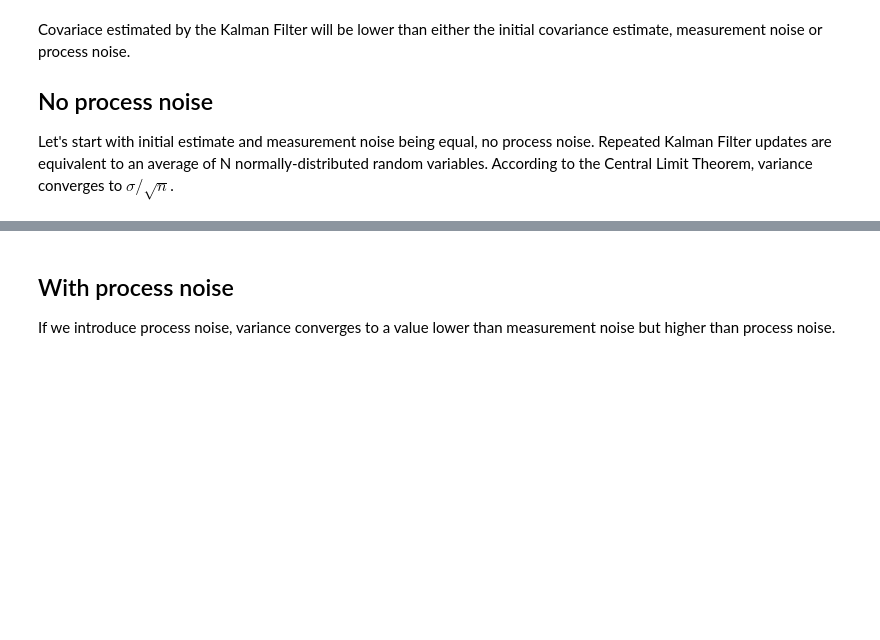
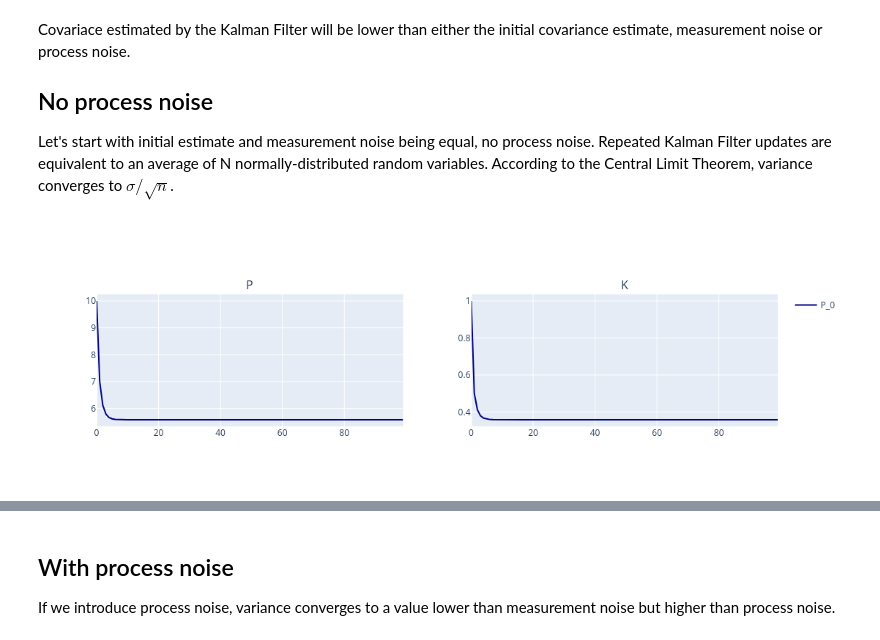
Before and after one commit to lbartnik/modern-tracking-systems, a Jupyter notebook: 07 Kalman gain and covariance.ipynb, the cells around one changed output, grey strips where cells are left out. Drawn from its saved outputs; the diff is of its cells as text; code cells hidden in the pictures; blank space fills up the shorter version.

```diff
--- a/07 Kalman gain and covariance.ipynb
+++ b/07 Kalman gain and covariance.ipynb
@@ -21 +28,17 @@ def simulate_variance(P: float, R: float, Q: float):
+# %%
+def plot_variance(**kwargs):
+    col = colorscale(x=kwargs.keys())
+    fig = make_subplots(rows=1, cols=2, subplot_titles=("P", "K"))
+    #fig.update_yaxes(type="log", row=1, col=2)
+
+    for name, data in kwargs.items():
+        params = dict(x=data[:,0], mode='lines', marker=dict(color=col[name]))
+        fig.add_trace(go.Scatter(y=data[:,1], name=name, **params), row=1, col=1)
+        fig.add_trace(go.Scatter(y=data[:,2], name=name, **params, showlegend=False), row=1, col=2)
+
+    return fig
+# %%
+plot_variance(P_0=simulate_variance(10, 10, 2))
+# %% [output]
+[figure, added]
 # %%
```
Also changed, not shown: parts of 21 cells of this notebook, 7 other files.
